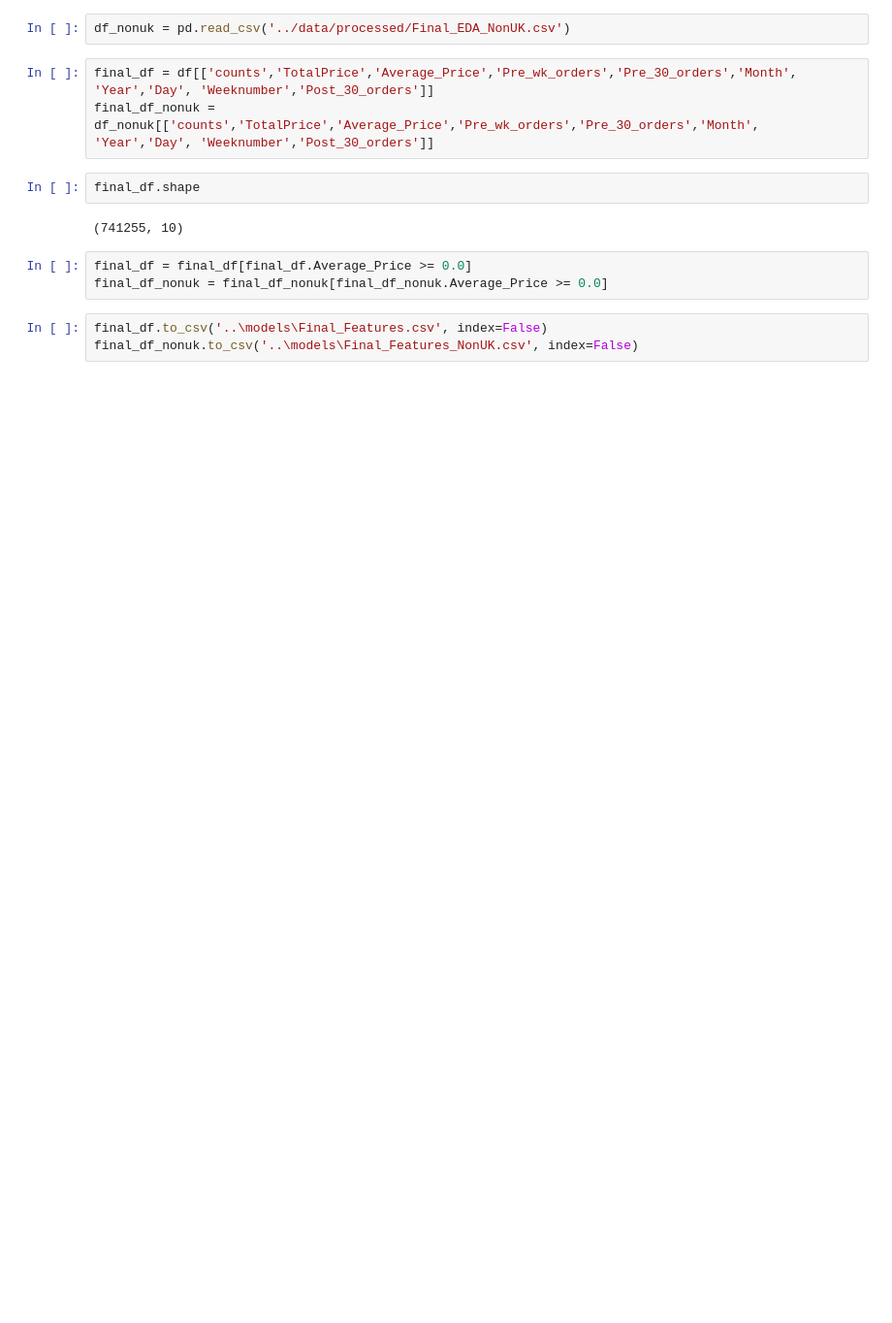
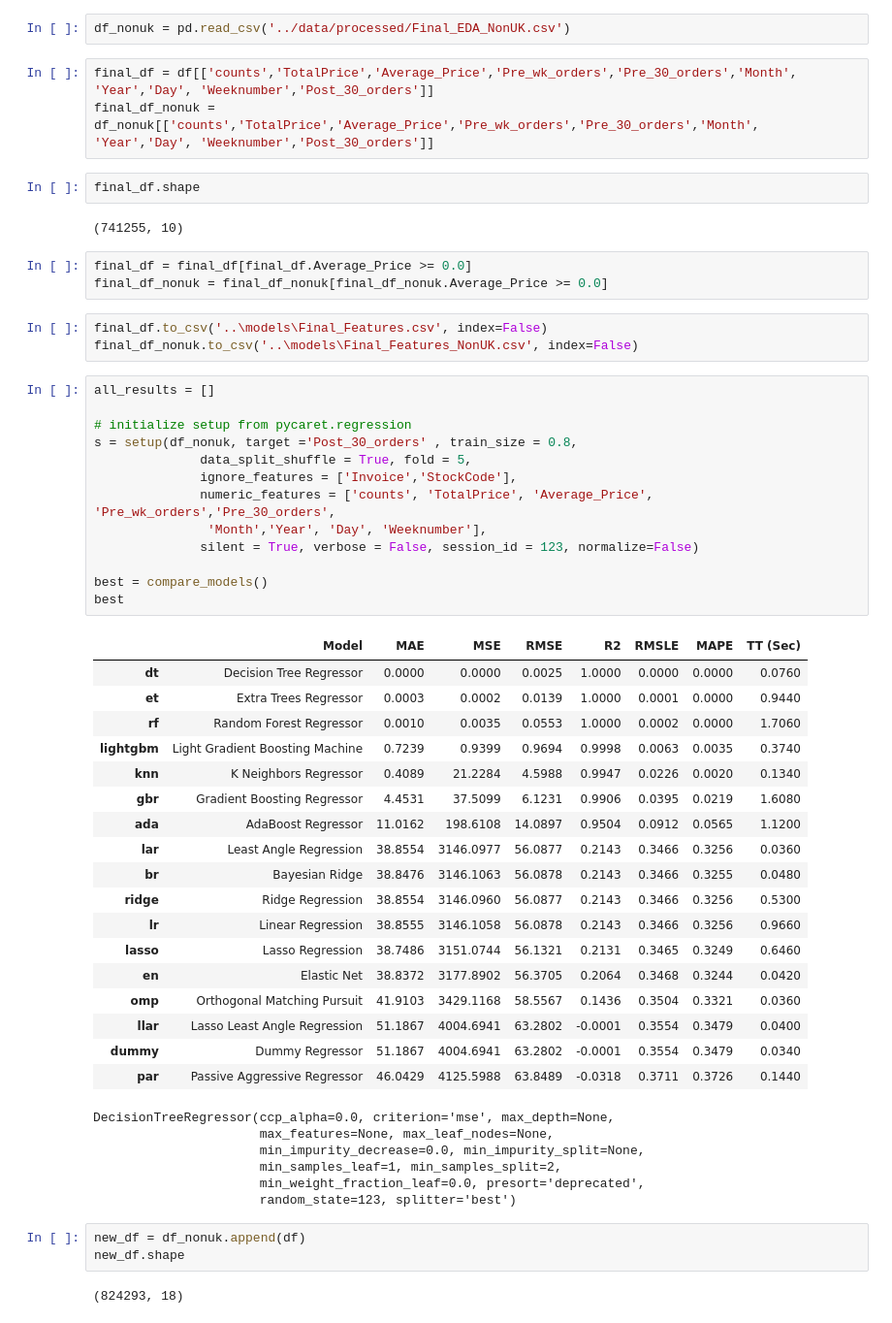
Before and after one commit to dharitsura248/OnlineRetailStore, a Jupyter notebook: OnlineRetailStore/notebooks/PreProcessing.ipynb, the cells around one changed output. Shown: that part at 97% size. Cells and saved outputs as stored; diff of their text form; blank space fills up the shorter version.

```diff
--- a/OnlineRetailStore/notebooks/PreProcessing.ipynb
+++ b/OnlineRetailStore/notebooks/PreProcessing.ipynb
@@ -163,3 +163,46 @@ final_df_nonuk = final_df_nonuk[final_df_nonuk.Average_Price >= 0.0]
 # %%
 final_df.to_csv('..\models\Final_Features.csv', index=False)
 final_df_nonuk.to_csv('..\models\Final_Features_NonUK.csv', index=False)
+# %%
+all_results = []
+
+# initialize setup from pycaret.regression
+s = setup(df_nonuk, target ='Post_30_orders' , train_size = 0.8,
+              data_split_shuffle = True, fold = 5,
+              ignore_features = ['Invoice','StockCode'],
+              numeric_features = ['counts', 'TotalPrice', 'Average_Price', 'Pre_wk_orders','Pre_30_orders',
+               'Month','Year', 'Day', 'Weeknumber'],
+              silent = True, verbose = False, session_id = 123, normalize=False)
+
+best = compare_models()
+best
+# %% [output]
+|  | Model | MAE | MSE | RMSE | R2 | RMSLE | MAPE | TT (Sec) |
+| dt | Decision Tree Regressor | 0.0000 | 0.0000 | 0.0025 | 1.0000 | 0.0000 | 0.0000 | 0.0760 |
+| et | Extra Trees Regressor | 0.0003 | 0.0002 | 0.0139 | 1.0000 | 0.0001 | 0.0000 | 0.9440 |
+| rf | Random Forest Regressor | 0.0010 | 0.0035 | 0.0553 | 1.0000 | 0.0002 | 0.0000 | 1.7060 |
+| lightgbm | Light Gradient Boosting Machine | 0.7239 | 0.9399 | 0.9694 | 0.9998 | 0.0063 | 0.0035 | 0.3740 |
+| knn | K Neighbors Regressor | 0.4089 | 21.2284 | 4.5988 | 0.9947 | 0.0226 | 0.0020 | 0.1340 |
+| gbr | Gradient Boosting Regressor | 4.4531 | 37.5099 | 6.1231 | 0.9906 | 0.0395 | 0.0219 | 1.6080 |
+| ada | AdaBoost Regressor | 11.0162 | 198.6108 | 14.0897 | 0.9504 | 0.0912 | 0.0565 | 1.1200 |
+| lar | Least Angle Regression | 38.8554 | 3146.0977 | 56.0877 | 0.2143 | 0.3466 | 0.3256 | 0.0360 |
+| br | Bayesian Ridge | 38.8476 | 3146.1063 | 56.0878 | 0.2143 | 0.3466 | 0.3255 | 0.0480 |
+| ridge | Ridge Regression | 38.8554 | 3146.0960 | 56.0877 | 0.2143 | 0.3466 | 0.3256 | 0.5300 |
+| lr | Linear Regression | 38.8555 | 3146.1058 | 56.0878 | 0.2143 | 0.3466 | 0.3256 | 0.9660 |
+| lasso | Lasso Regression | 38.7486 | 3151.0744 | 56.1321 | 0.2131 | 0.3465 | 0.3249 | 0.6460 |
+| en | Elastic Net | 38.8372 | 3177.8902 | 56.3705 | 0.2064 | 0.3468 | 0.3244 | 0.0420 |
+| omp | Orthogonal Matching Pursuit | 41.9103 | 3429.1168 | 58.5567 | 0.1436 | 0.3504 | 0.3321 | 0.0360 |
+| llar | Lasso Least Angle Regression | 51.1867 | 4004.6941 | 63.2802 | -0.0001 | 0.3554 | 0.3479 | 0.0400 |
+| dummy | Dummy Regressor | 51.1867 | 4004.6941 | 63.2802 | -0.0001 | 0.3554 | 0.3479 | 0.0340 |
+| par | Passive Aggressive Regressor | 46.0429 | 4125.5988 | 63.8489 | -0.0318 | 0.3711 | 0.3726 | 0.1440 |
+DecisionTreeRegressor(ccp_alpha=0.0, criterion='mse', max_depth=None,
+                      max_features=None, max_leaf_nodes=None,
+                      min_impurity_decrease=0.0, min_impurity_split=None,
+                      min_samples_leaf=1, min_samples_split=2,
+                      min_weight_fraction_leaf=0.0, presort='deprecated',
+                      random_state=123, splitter='best')
+# %%
+new_df = df_nonuk.append(df)
+new_df.shape
+# %% [output]
+(824293, 18)
```
Also changed, not shown: parts of 1 cell of this notebook, 5 other files.
